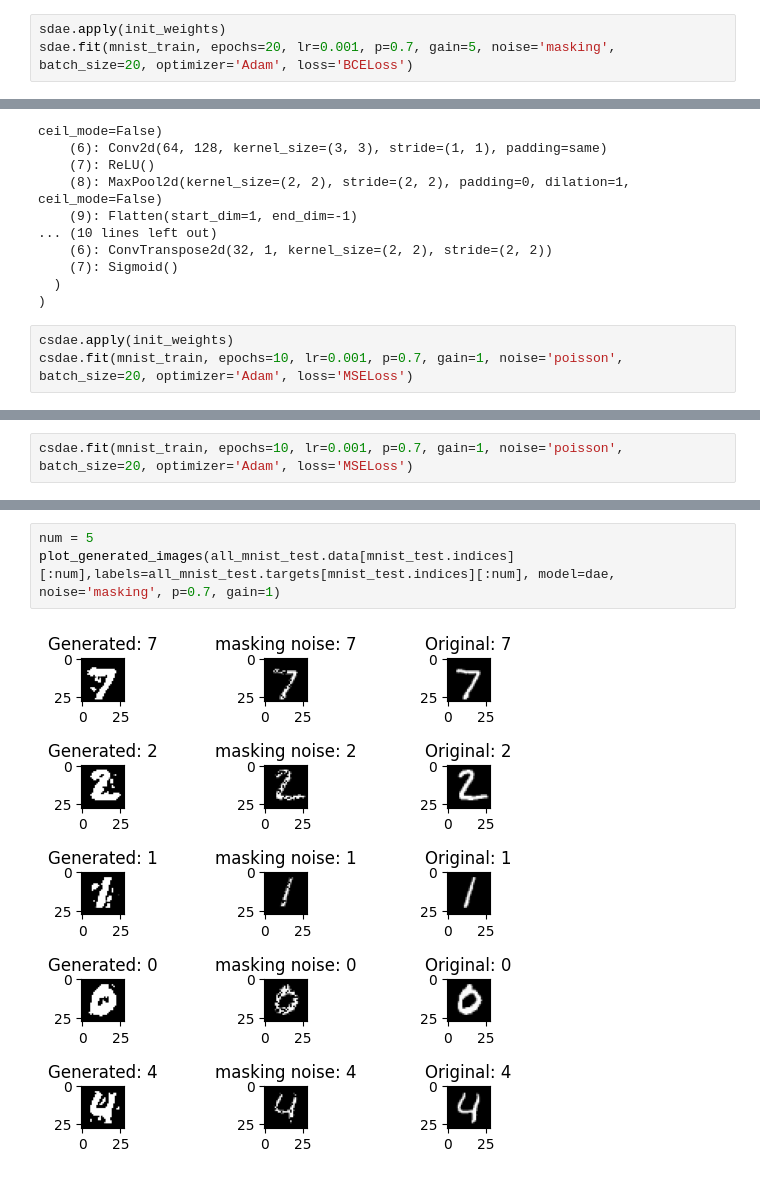
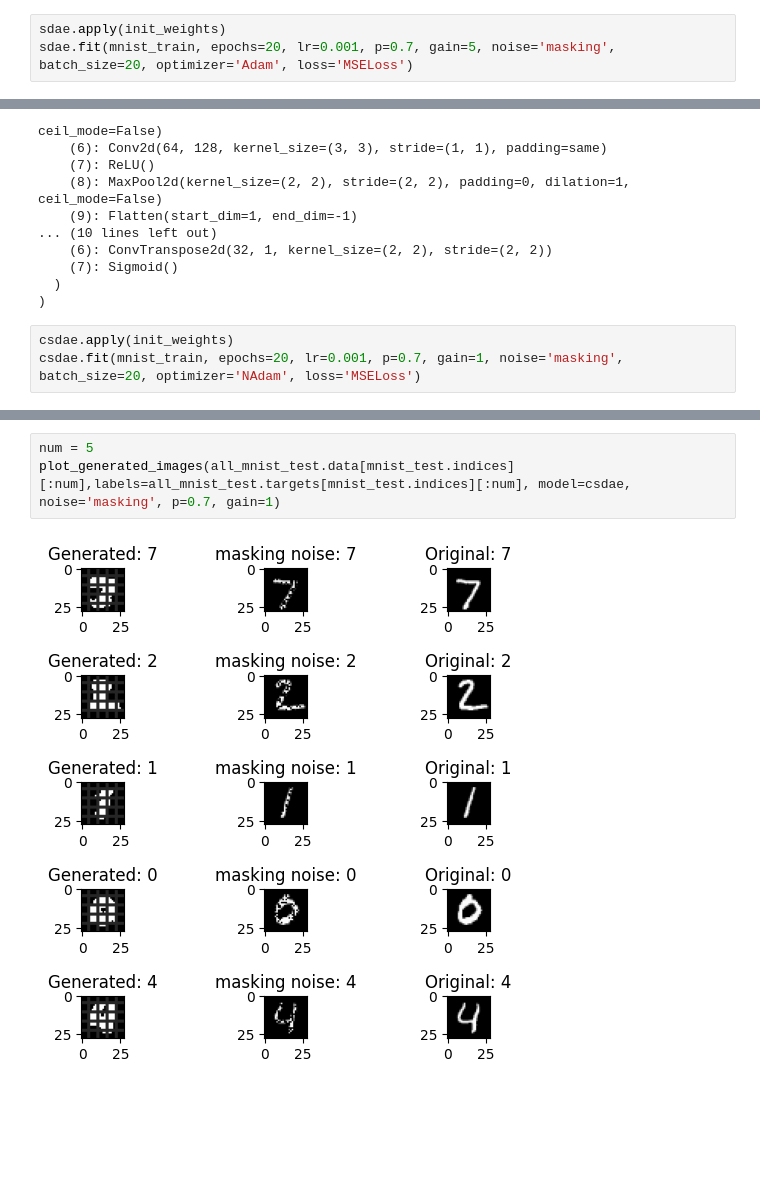
Before and after one commit to jhlee-colab/ai_basic, a Jupyter notebook: examples/autoencoder/2.Denoising_AE.ipynb, the cells around one changed output, grey strips where cells are left out. Cells and saved outputs as stored; diff of their text form; blank space fills up the shorter version.

```diff
--- a/examples/autoencoder/2.Denoising_AE.ipynb
+++ b/examples/autoencoder/2.Denoising_AE.ipynb
@@ -294,5 +295,5 @@ SDAE(
 )
 # %%
 sdae.apply(init_weights)
-sdae.fit(mnist_train, epochs=20, lr=0.001, p=0.7, gain=5, noise='masking', batch_size=20, optimizer='Adam', loss='BCELoss')
+sdae.fit(mnist_train, epochs=20, lr=0.001, p=0.7, gain=5, noise='masking', batch_size=20, optimizer='Adam', loss='MSELoss')
 # %% [output]
@@ -504,5 +459,5 @@ ConvSDAE(
 )
 # %%
 csdae.apply(init_weights)
-csdae.fit(mnist_train, epochs=10, lr=0.001, p=0.7, gain=1, noise='poisson', batch_size=20, optimizer='Adam', loss='MSELoss')
+csdae.fit(mnist_train, epochs=20, lr=0.001, p=0.7, gain=1, noise='masking', batch_size=20, optimizer='NAdam', loss='MSELoss')
 # %% [output]
@@ -519,2 +483,0 @@ Epoch: 10 [10000/10000], Loss: 1.624333
-# %%
-csdae.fit(mnist_train, epochs=10, lr=0.001, p=0.7, gain=1, noise='poisson', batch_size=20, optimizer='Adam', loss='MSELoss')
@@ -532,5 +484,5 @@ Epoch: 10 [10000/10000], Loss: 1.624112
 # %%
 num = 5
-plot_generated_images(all_mnist_test.data[mnist_test.indices][:num],labels=all_mnist_test.targets[mnist_test.indices][:num], model=dae, noise='masking', p=0.7, gain=1)
+plot_generated_images(all_mnist_test.data[mnist_test.indices][:num],labels=all_mnist_test.targets[mnist_test.indices][:num], model=csdae, noise='masking', p=0.7, gain=1)
 # %% [output]
-[figure, old version]
+[figure, new version]
```
Also changed, not shown: parts of 10 cells of this notebook.
